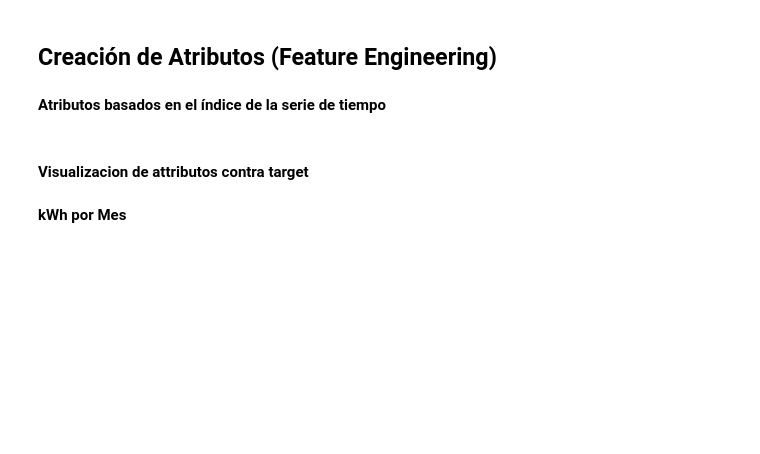
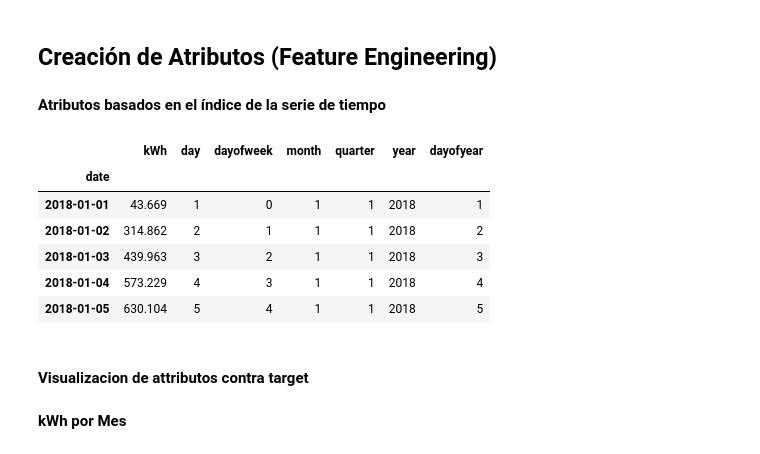
Before and after one commit to ivnlee/project-timeseries, a Jupyter notebook: notebooks/solar_power_analysis.ipynb, the cells around one changed output. Cells and saved outputs as stored; diff of their text form; code cells hidden in the pictures; blank space fills up the shorter version.

```diff
--- a/notebooks/solar_power_analysis.ipynb
+++ b/notebooks/solar_power_analysis.ipynb
@@ -198,3 +193,13 @@ test['dayofyear'] = test.index.dayofyear
+# %%
+pw_clean.head()
+# %% [output]
+|  | kWh | day | dayofweek | month | quarter | year | dayofyear |
+| date |  |  |  |  |  |  |  |
+| 2018-01-01 | 43.669 | 1 | 0 | 1 | 1 | 2018 | 1 |
+| 2018-01-02 | 314.862 | 2 | 1 | 1 | 1 | 2018 | 2 |
+| 2018-01-03 | 439.963 | 3 | 2 | 1 | 1 | 2018 | 3 |
+| 2018-01-04 | 573.229 | 4 | 3 | 1 | 1 | 2018 | 4 |
+| 2018-01-05 | 630.104 | 5 | 4 | 1 | 1 | 2018 | 5 |
 # %% [markdown]
 #### Visualizacion de attributos contra target
 # %% [markdown]
```
Also changed, not shown: parts of 14 cells of this notebook.
